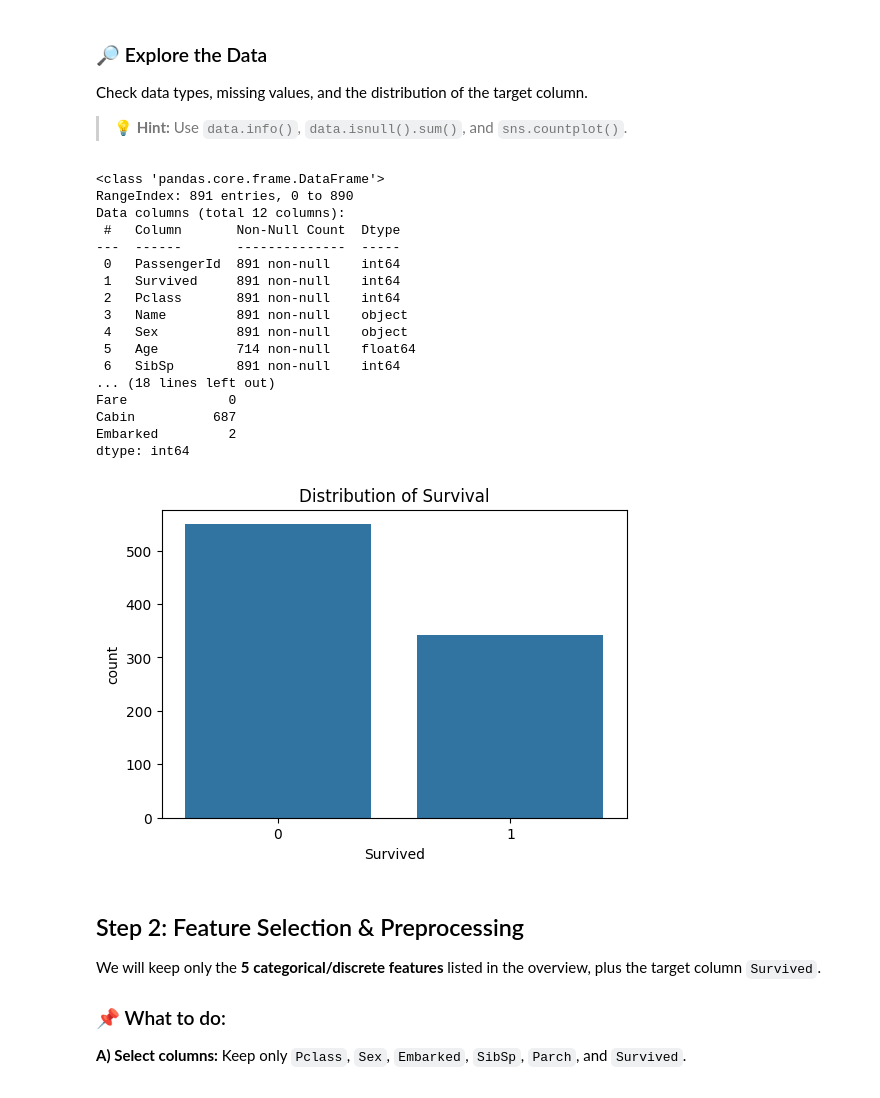
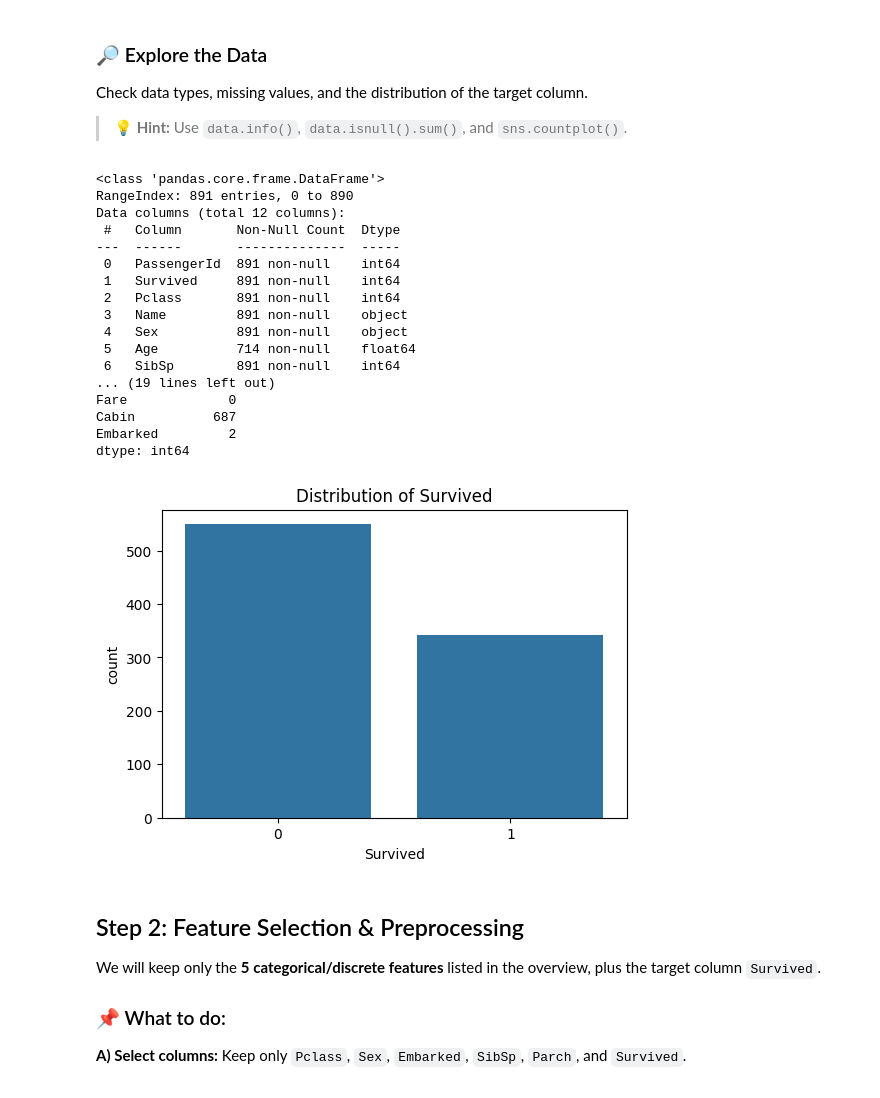
Before and after one commit to FurqanAlyy/AI-ML-NIAI, a Jupyter notebook: Naive_Bayes_Categorical_Worksheet.ipynb, the cells around one changed output. Drawn from its saved outputs; the diff is of its cells as text; code cells hidden in the pictures.

```diff
--- a/Naive_Bayes_Categorical_Worksheet.ipynb
+++ b/Naive_Bayes_Categorical_Worksheet.ipynb
@@ -79,35 +77,35 @@ Check data types, missing values, and the distribution of the target column.
 # %%
 # YOUR CODE HERE
 # 1. Print data.info() to see column types and null counts
-data.info()
+print(data.info())
 
 # 2. Print missing values per column
-print("\nMissing values per column:\n", data.isnull().sum())
+print("\nMissing values:\n", data.isnull().sum())
 
 # 3. Plot a count plot of the 'Survived' column
 plt.figure(figsize=(6, 4))
 sns.countplot(data=data, x='Survived')
-plt.title('Distribution of Survival')
+plt.title("Distribution of Survived")
 plt.show()
 # %% [output]
 <class 'pandas.core.frame.DataFrame'>
 RangeIndex: 891 entries, 0 to 890
 Data columns (total 12 columns):
  #   Column       Non-Null Count  Dtype
 ---  ------       --------------  -----
  0   PassengerId  891 non-null    int64
  1   Survived     891 non-null    int64
  2   Pclass       891 non-null    int64
  3   Name         891 non-null    object
  4   Sex          891 non-null    object
  5   Age          714 non-null    float64
  6   SibSp        891 non-null    int64
-... (18 lines left out)
+... (19 lines left out)
 Fare             0
 Cabin          687
 Embarked         2
 dtype: int64
-[figure, old version]
+[figure, new version]
 # %% [markdown]
 ## Step 2: Feature Selection & Preprocessing
 
```
Also changed, not shown: parts of 15 cells of this notebook, 2 other files.
